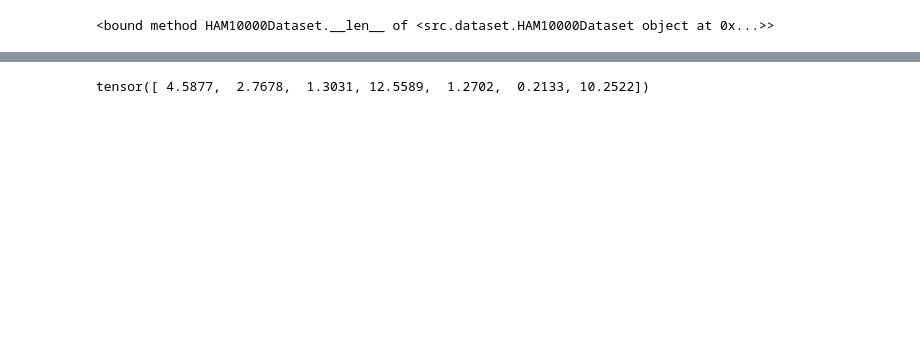
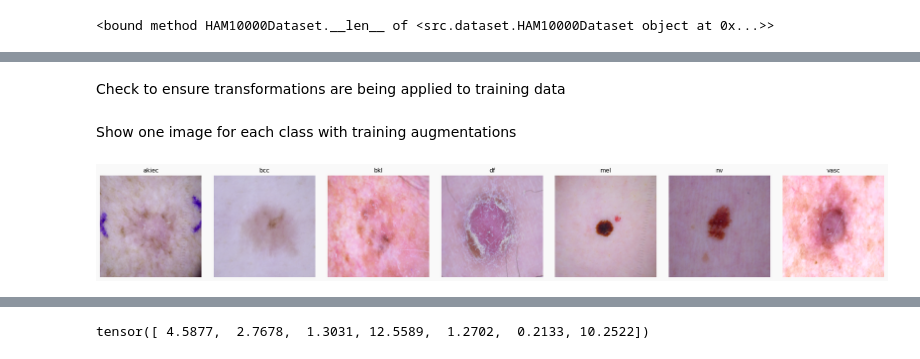
Before and after one commit to scottbwinner/DL-skin-cancer, a Jupyter notebook: notebooks/preprocessing.ipynb, the cells around one changed output, grey strips where cells are left out. Drawn from its saved outputs; the diff is of its cells as text; code cells hidden in the pictures; blank space fills up the shorter version.

Commit message:
Update preprocessing data checks to include transformation visualizations and adjusting the training transformations to not have black borders upon rotation.

```diff
--- a/notebooks/preprocessing.ipynb
+++ b/notebooks/preprocessing.ipynb
@@ -48,9 +45,3 @@ assert isinstance(label, (int, np.integer)), f"Expected int, got {type(label)}"
 assert 0 <= label <= 6, f"Label out of range: {label}"
 # %% [output]
 <bound method HAM10000Dataset.__len__ of <src.dataset.HAM10000Dataset object at 0x...>>
-# %%
-for i in range(len(train_dataset)):
-    try:
-        img, label = train_dataset[i]
-    except Exception as e:
-        print(f"Failed at index {i}: {e}")
@@ -59,7 +52,37 @@ val_dataset = HAM10000Dataset(val_df, image_dir, get_eval_transforms())
 img1, _ = val_dataset[0]
 img2, _ = val_dataset[0]
 assert torch.equal(img1, img2), "Eval transform is not deterministic!"
+# %% [markdown]
+Check to ensure transformations are being applied to training data
 # %%
 img1, _ = train_dataset[0]
 img2, _ = train_dataset[0]
 assert not torch.equal(img1, img2), "Train transform doesn't appear to be augmenting!"
+# %%
+def unnormalize(tensor, mean=IMAGENET_MEAN, std=IMAGENET_STD):
+    """Reverse ImageNet normalization for display purposes."""
+    tensor = tensor.clone()
+    for t, m, s in zip(tensor, mean, std):
+        t.mul_(s).add_(m)  # reverse: (x * std) + mean
+    return tensor.clamp(0, 1).permute(1, 2, 0).numpy()  # CHW -> HWC for matplotlib
+# %% [markdown]
+Show one image for each class with training augmentations
+# %%
+import matplotlib.pyplot as plt
+
+fig, axes = plt.subplots(1, 7, figsize=(21, 3))
+fig.patch.set_facecolor('#F9F9F9')
+
+for i, dx_class in enumerate(DX_TO_IDX.keys()):
+    match_idx = train_df[train_df['dx'] == dx_class].index[0]
+    pos = train_df.index.get_loc(match_idx)
+
+    img_tensor, label = train_dataset[pos]
+    axes[i].imshow(unnormalize(img_tensor))
+    axes[i].set_title(dx_class, fontsize=11)
+    axes[i].axis('off')
+
+plt.tight_layout()
+plt.show()
+# %% [output]
+[figure, added]
```
Also changed, not shown: parts of 10 cells of this notebook, 1 other file.
